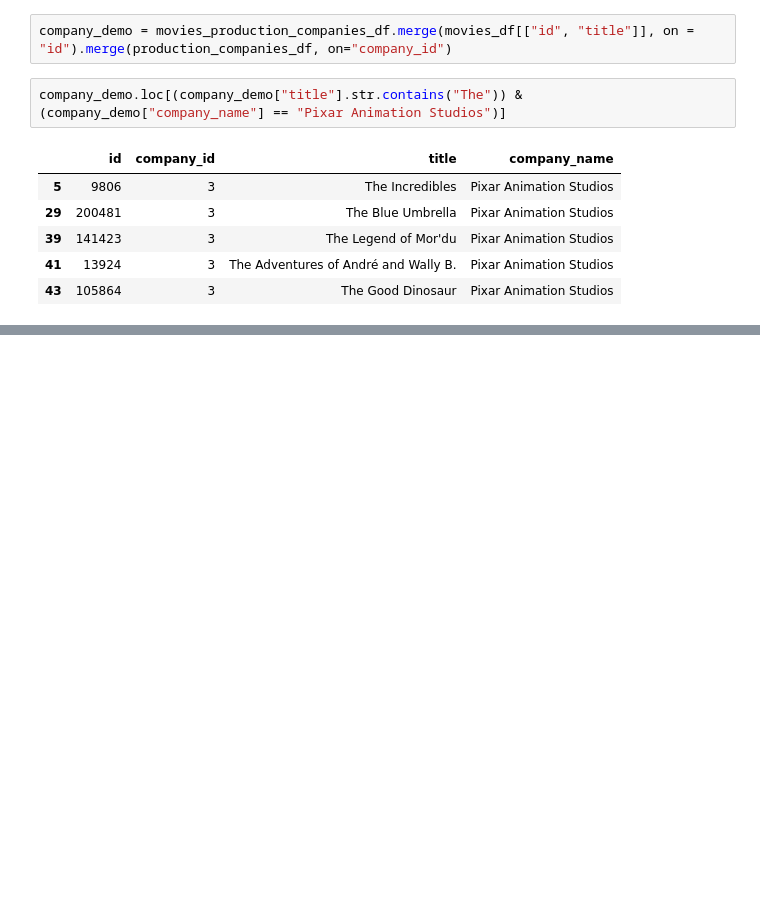
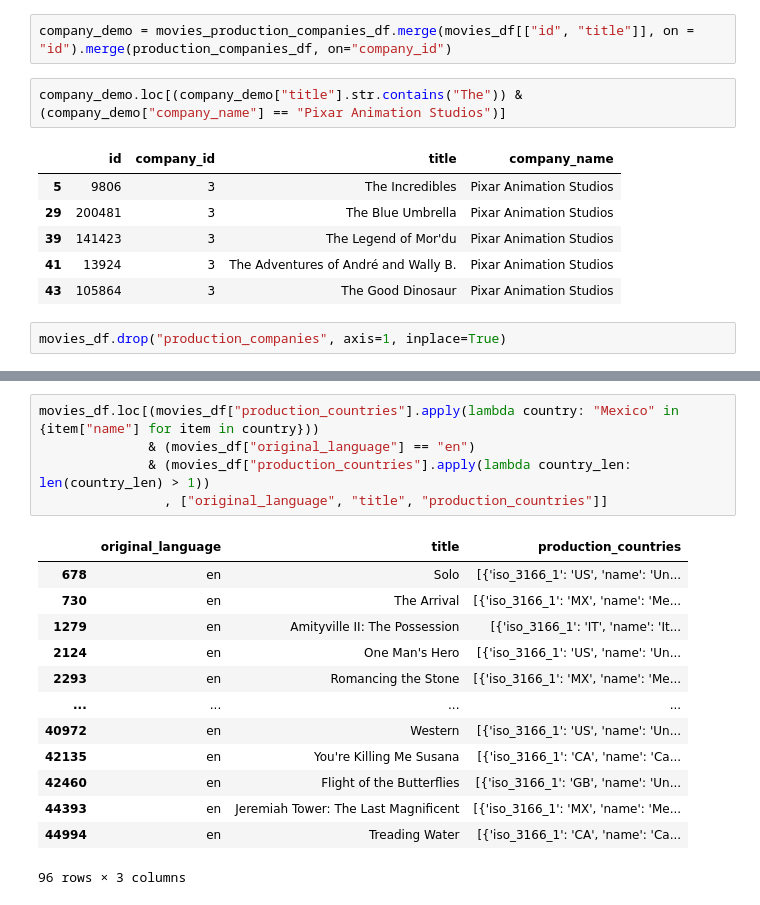
Before and after one commit to someonefrom93/PI_JUL, a Jupyter notebook: etl.ipynb, the cells around one changed output, grey strips where cells are left out. Drawn from its saved outputs; the diff is of its cells as text; blank space fills up the shorter version.

```diff
--- a/etl.ipynb
+++ b/etl.ipynb
@@ -739,3 +739,5 @@ company_demo.loc[(company_demo["title"].str.contains("The")) & (company_demo["co
 | 39 | 141423 | 3 | The Legend of Mor'du | Pixar Animation Studios |
 | 41 | 13924 | 3 | The Adventures of André and Wally B. | Pixar Animation Studios |
 | 43 | 105864 | 3 | The Good Dinosaur | Pixar Animation Studios |
+# %%
+movies_df.drop("production_companies", axis=1, inplace=True)
@@ -741,0 +801,19 @@ company_demo.loc[(company_demo["title"].str.contains("The")) & (company_demo["co
+# %%
+movies_df.loc[(movies_df["production_countries"].apply(lambda country: "Mexico" in {item["name"] for item in country}))
+              & (movies_df["original_language"] == "en")
+              & (movies_df["production_countries"].apply(lambda country_len: len(country_len) > 1))
+                , ["original_language", "title", "production_countries"]]
+# %% [output]
+|  | original_language | title | production_countries |
+| 678 | en | Solo | [{'iso_3166_1': 'US', 'name': 'Un... |
+| 730 | en | The Arrival | [{'iso_3166_1': 'MX', 'name': 'Me... |
+| 1279 | en | Amityville II: The Possession | [{'iso_3166_1': 'IT', 'name': 'It... |
+| 2124 | en | One Man's Hero | [{'iso_3166_1': 'US', 'name': 'Un... |
+| 2293 | en | Romancing the Stone | [{'iso_3166_1': 'MX', 'name': 'Me... |
+| ... | ... | ... | ... |
+| 40972 | en | Western | [{'iso_3166_1': 'US', 'name': 'Un... |
+| 42135 | en | You're Killing Me Susana | [{'iso_3166_1': 'CA', 'name': 'Ca... |
+| 42460 | en | Flight of the Butterflies | [{'iso_3166_1': 'GB', 'name': 'Un... |
+| 44393 | en | Jeremiah Tower: The Last Magnificent | [{'iso_3166_1': 'MX', 'name': 'Me... |
+| 44994 | en | Treading Water | [{'iso_3166_1': 'CA', 'name': 'Ca... |
+96 rows × 3 columns
```
Also changed, not shown: parts of 12 cells of this notebook.
